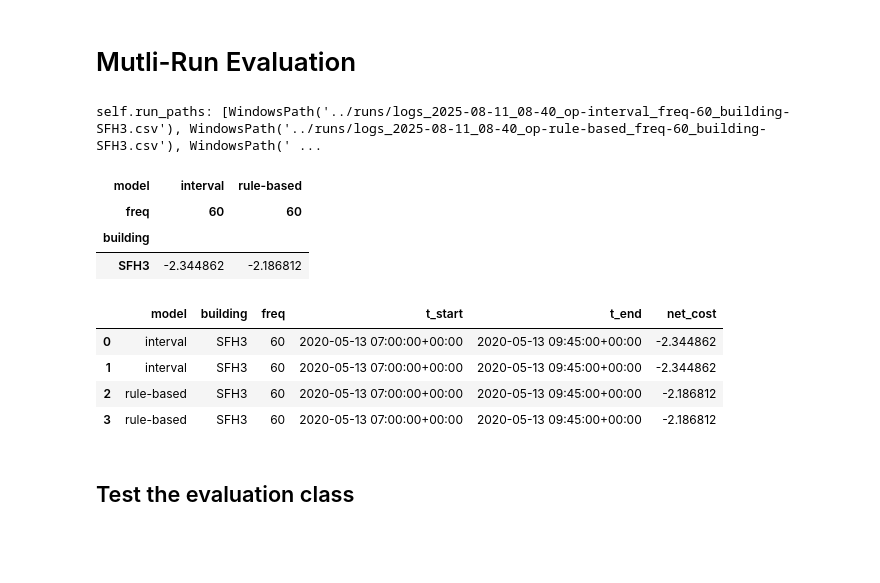
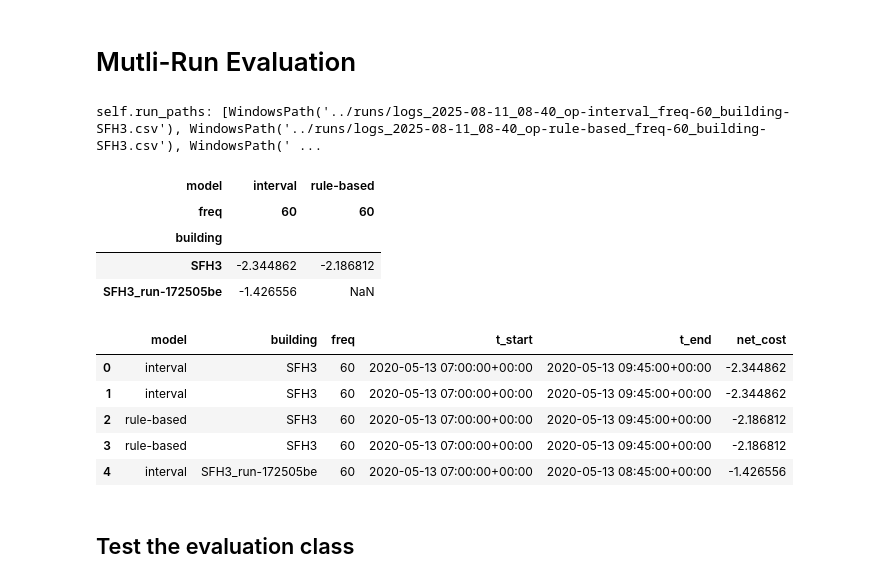
Before and after one commit to JaMoPinter/MPC-vs-RBC, a Jupyter notebook: 03_optimization/evaluation/evaluation.ipynb, the cells around one changed output. Cells and saved outputs as stored; diff of their text form; code cells hidden in the pictures; blank space fills up the shorter version.

```diff
--- a/03_optimization/evaluation/evaluation.ipynb
+++ b/03_optimization/evaluation/evaluation.ipynb
@@ -15,17 +15,18 @@ from pathlib import Path
 from evaluation.evaluator import Evaluator
 from evaluation.multi_run_evaluator import MultiRunEvaluator
 # %%
-time_of_executions = ["2025-08-11_08-40", "2025-08-11_08-59"]
+time_of_executions = ["2025-08-11_08-40", "2025-08-11_08-59", "2025-08-11_15-28"]
 csvs = [p for t in time_of_executions for p in Path("../runs").glob(f"logs_{t}*.csv")]
 
 mre = MultiRunEvaluator(run_paths=csvs)
 mre.pivot()
 # %% [output]
 self.run_paths: [WindowsPath('../runs/logs_2025-08-11_08-40_op-interval_freq-60_building-SFH3.csv'), WindowsPath('../runs/logs_2025-08-11_08-40_op-rule-based_freq-60_building-SFH3.csv'), WindowsPath(' ...
 | model | interval | rule-based |
 | freq | 60 | 60 |
 | building |  |  |
 | SFH3 | -2.344862 | -2.186812 |
+| SFH3_run-172505be | -1.426556 | NaN |
 # %%
 mre.leaderboard()
 # %% [output]
@@ -34,6 +35,7 @@ mre.leaderboard()
 | 1 | interval | SFH3 | 60 | 2020-05-13 07:00:00+00:00 | 2020-05-13 09:45:00+00:00 | -2.344862 |
 | 2 | rule-based | SFH3 | 60 | 2020-05-13 07:00:00+00:00 | 2020-05-13 09:45:00+00:00 | -2.186812 |
 | 3 | rule-based | SFH3 | 60 | 2020-05-13 07:00:00+00:00 | 2020-05-13 09:45:00+00:00 | -2.186812 |
+| 4 | interval | SFH3_run-172505be | 60 | 2020-05-13 07:00:00+00:00 | 2020-05-13 08:45:00+00:00 | -1.426556 |
 # %% [markdown]
 ## Test the evaluation class
 # %%
```
Also changed, not shown: 2 other files.
